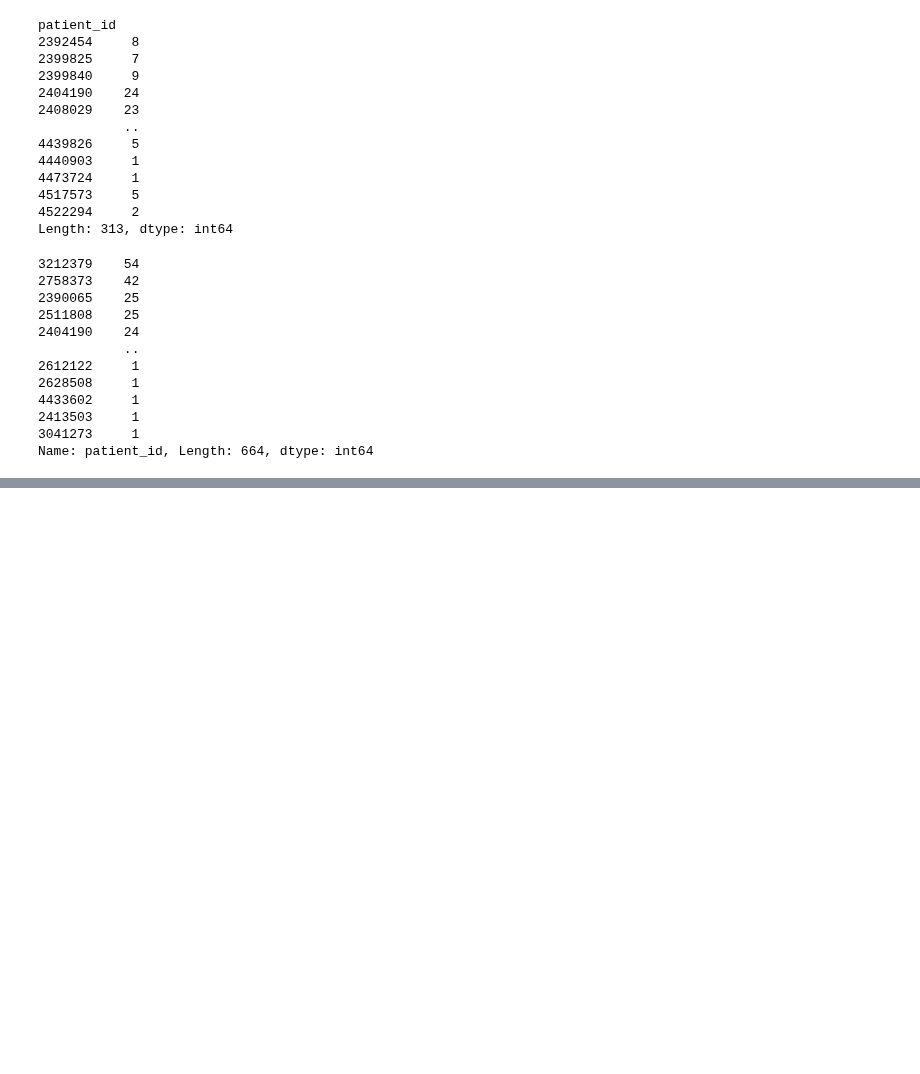
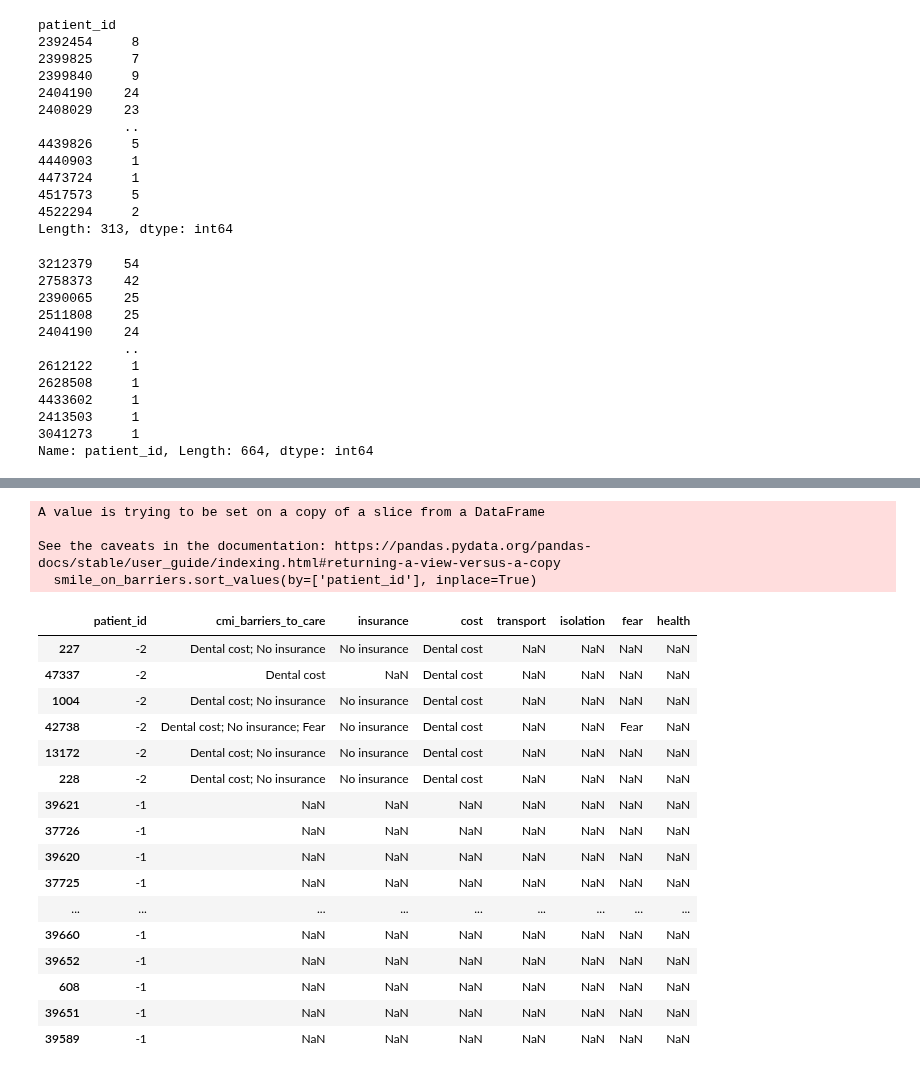
Before and after one commit to Jmiah789/smile-on-get_tootha_choppa, a Jupyter notebook: notebooks/eor_analysis.ipynb, the cells around one changed output, grey strips where cells are left out. Saved outputs shown, nothing was run; the diff lists cells and outputs as text; code cells hidden in the pictures; blank space fills up the shorter version.

```diff
--- a/notebooks/eor_analysis.ipynb
+++ b/notebooks/eor_analysis.ipynb
@@ -150,32 +149,0 @@ patient_3212379
-# %%
-# y-axis in bold
-plt('font', weight='bold')
-
-# Values of each group
-bars1 = [12, 28, 1, 8, 22]
-bars2 = [28, 7, 16, 4, 10]
-bars3 = [25, 3, 23, 25, 17]
-
-# Heights of bars1 + bars2
-bars = np.add(bars1, bars2).tolist()
-
-# The position of the bars on the x-axis
-r = [0,1,2,3,4]
-
-# Names of group and bar width
-names = ['A','B','C','D','E']
-barWidth = 1
-
-# Create brown bars
-plt.bar(r, bars1, color='#7f6d5f', edgecolor='white', width=barWidth)
-# Create green bars (middle), on top of the first ones
-plt.bar(r, bars2, bottom=bars1, color='#557f2d', edgecolor='white', width=barWidth)
-# Create green bars (top)
-plt.bar(r, bars3, bottom=bars, color='#2d7f5e', edgecolor='white', width=barWidth)
-
-# Custom X axis
-plt.xticks(r, names, fontweight='bold')
-plt.xlabel("group")
-
-# Show graphic
-plt.show()
@@ -216,0 +170,2 @@ smile_on['cmi_barriers_to_care'].str.split(';', expand=True)
+# %%
+smile_on_barriers = smile_on[['patient_id',"cmi_barriers_to_care"]]
@@ -216,0 +188,7 @@ smile_on['cmi_barriers_to_care'].str.split(';', expand=True)
+# %%
+smile_on_barriers['insurance'] = smile_on_barriers['cmi_barriers_to_care'].str.extract(r'(No insurance)', expand=False)
+smile_on_barriers['cost'] = smile_on_barriers['cmi_barriers_to_care'].str.extract(r'(Dental cost)', expand=False)
+smile_on_barriers['transport'] = smile_on_barriers['cmi_barriers_to_care'].str.extract(r'(Transportation)', expand=False)
+smile_on_barriers['isolation'] = smile_on_barriers['cmi_barriers_to_care'].str.extract(r'(Personal isolation)', expand=False)
+smile_on_barriers['fear'] = smile_on_barriers['cmi_barriers_to_care'].str.extract(r'(Fear)', expand=False)
+smile_on_barriers['health'] = smile_on_barriers['cmi_barriers_to_care'].str.extract(r'(Physical mobility and health)', expand=False)
@@ -216,0 +213,25 @@ smile_on['cmi_barriers_to_care'].str.split(';', expand=True)
+# %%
+smile_on_barriers.sort_values(by=['patient_id'], inplace=True)
+smile_on_barriers.head(50)
+# %% [output]
+A value is trying to be set on a copy of a slice from a DataFrame
+
+See the caveats in the documentation: https://pandas.pydata.org/pandas-docs/stable/user_guide/indexing.html#returning-a-view-versus-a-copy
+  smile_on_barriers.sort_values(by=['patient_id'], inplace=True)
+|  | patient_id | cmi_barriers_to_care | insurance | cost | transport | isolation | fear | health |
+| 227 | -2 | Dental cost; No insurance | No insurance | Dental cost | NaN | NaN | NaN | NaN |
+| 47337 | -2 | Dental cost | NaN | Dental cost | NaN | NaN | NaN | NaN |
+| 1004 | -2 | Dental cost; No insurance | No insurance | Dental cost | NaN | NaN | NaN | NaN |
+| 42738 | -2 | Dental cost; No insurance; Fear | No insurance | Dental cost | NaN | NaN | Fear | NaN |
+| 13172 | -2 | Dental cost; No insurance | No insurance | Dental cost | NaN | NaN | NaN | NaN |
+| 228 | -2 | Dental cost; No insurance | No insurance | Dental cost | NaN | NaN | NaN | NaN |
+| 39621 | -1 | NaN | NaN | NaN | NaN | NaN | NaN | NaN |
+| 37726 | -1 | NaN | NaN | NaN | NaN | NaN | NaN | NaN |
+| 39620 | -1 | NaN | NaN | NaN | NaN | NaN | NaN | NaN |
+| 37725 | -1 | NaN | NaN | NaN | NaN | NaN | NaN | NaN |
+| ... | ... | ... | ... | ... | ... | ... | ... | ... |
+| 39660 | -1 | NaN | NaN | NaN | NaN | NaN | NaN | NaN |
+| 39652 | -1 | NaN | NaN | NaN | NaN | NaN | NaN | NaN |
+| 608 | -1 | NaN | NaN | NaN | NaN | NaN | NaN | NaN |
+| 39651 | -1 | NaN | NaN | NaN | NaN | NaN | NaN | NaN |
+| 39589 | -1 | NaN | NaN | NaN | NaN | NaN | NaN | NaN |
```
Also changed, not shown: parts of 13 cells of this notebook, 1 other file.
